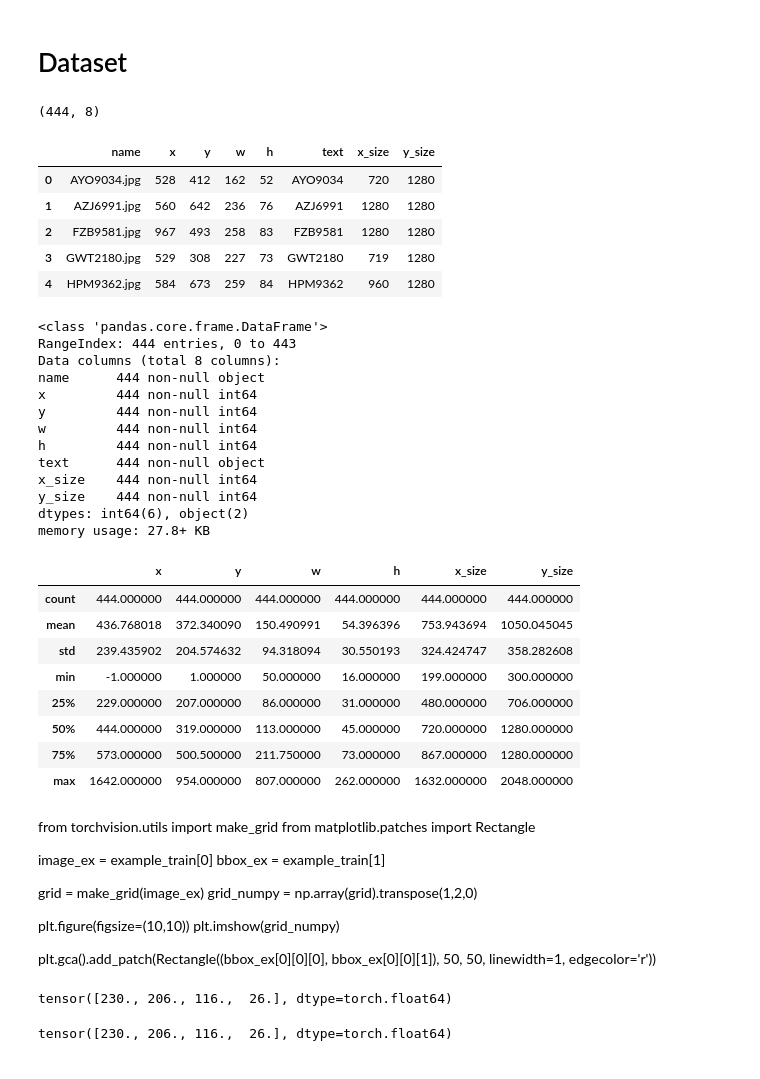
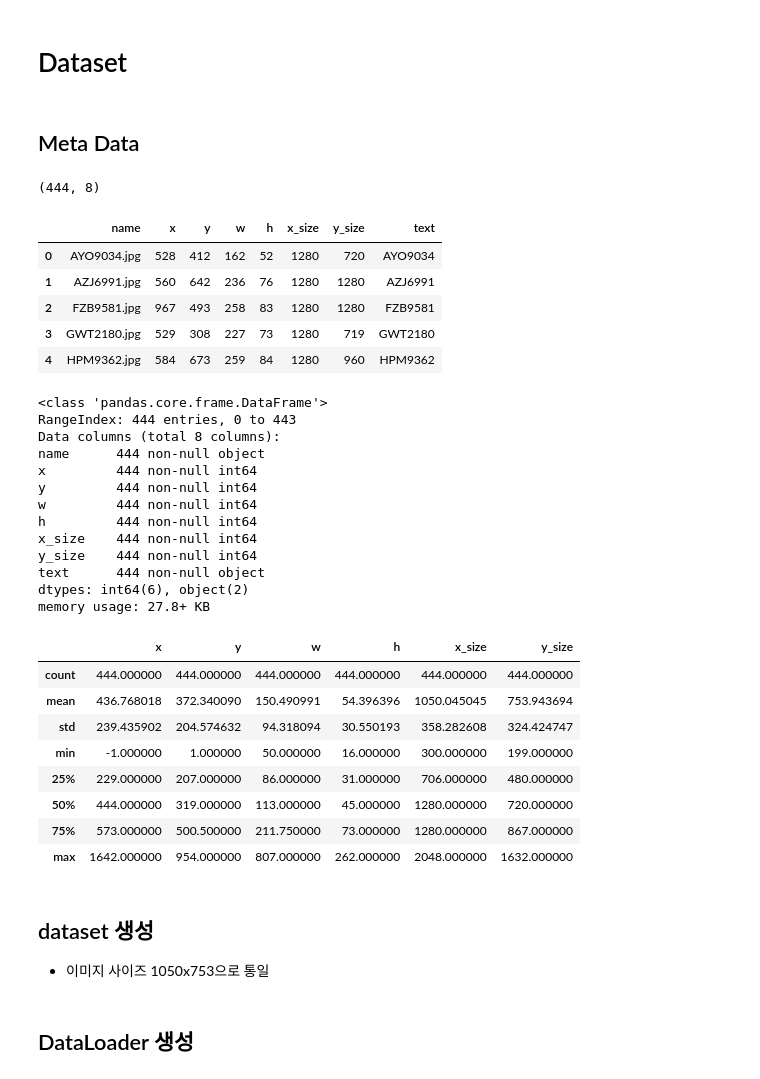
Before and after one commit to gjustin40/gjustin40-blog, a Jupyter notebook: Car_License_Recognition_DeepLearning.ipynb, the cells around one changed output. Drawn from its saved outputs; the diff is of its cells as text; code cells hidden in the pictures.

```diff
--- a/Car_License_Recognition_DeepLearning.ipynb
+++ b/Car_License_Recognition_DeepLearning.ipynb
@@ -64,17 +64,20 @@ import matplotlib.pyplot as plt
+# %% [markdown]
+## Meta Data
 # %%
 data_path = 'data\image\car_license_plate\plate1\detect_recog_image'
 
 bbox_frame = pd.read_csv(data_path+'/plate1.csv')
 print(bbox_frame.shape)
+bbox_frame = bbox_frame[['name', 'x', 'y', 'w', 'h', 'x_size', 'y_size', 'text']]
 bbox_frame.head()
 # %% [output]
 (444, 8)
-|  | name | x | y | w | h | text | x_size | y_size |
-| 0 | AYO9034.jpg | 528 | 412 | 162 | 52 | AYO9034 | 720 | 1280 |
-| 1 | AZJ6991.jpg | 560 | 642 | 236 | 76 | AZJ6991 | 1280 | 1280 |
-| 2 | FZB9581.jpg | 967 | 493 | 258 | 83 | FZB9581 | 1280 | 1280 |
-| 3 | GWT2180.jpg | 529 | 308 | 227 | 73 | GWT2180 | 719 | 1280 |
-| 4 | HPM9362.jpg | 584 | 673 | 259 | 84 | HPM9362 | 960 | 1280 |
+|  | name | x | y | w | h | x_size | y_size | text |
+| 0 | AYO9034.jpg | 528 | 412 | 162 | 52 | 1280 | 720 | AYO9034 |
+| 1 | AZJ6991.jpg | 560 | 642 | 236 | 76 | 1280 | 1280 | AZJ6991 |
+| 2 | FZB9581.jpg | 967 | 493 | 258 | 83 | 1280 | 1280 | FZB9581 |
+| 3 | GWT2180.jpg | 529 | 308 | 227 | 73 | 1280 | 719 | GWT2180 |
+| 4 | HPM9362.jpg | 584 | 673 | 259 | 84 | 1280 | 960 | HPM9362 |
 # %%
 bbox_frame.info()
 # %% [output]
@@ -86,9 +89,9 @@ x         444 non-null int64
 y         444 non-null int64
 w         444 non-null int64
 h         444 non-null int64
-text      444 non-null object
 x_size    444 non-null int64
 y_size    444 non-null int64
+text      444 non-null object
 dtypes: int64(6), object(2)
 memory usage: 27.8+ KB
 # %%
@@ -96,13 +99,16 @@ bbox_frame.describe()
 # %% [output]
 |  | x | y | w | h | x_size | y_size |
 | count | 444.000000 | 444.000000 | 444.000000 | 444.000000 | 444.000000 | 444.000000 |
-| mean | 436.768018 | 372.340090 | 150.490991 | 54.396396 | 753.943694 | 1050.045045 |
-| std | 239.435902 | 204.574632 | 94.318094 | 30.550193 | 324.424747 | 358.282608 |
-| min | -1.000000 | 1.000000 | 50.000000 | 16.000000 | 199.000000 | 300.000000 |
-| 25% | 229.000000 | 207.000000 | 86.000000 | 31.000000 | 480.000000 | 706.000000 |
-| 50% | 444.000000 | 319.000000 | 113.000000 | 45.000000 | 720.000000 | 1280.000000 |
-| 75% | 573.000000 | 500.500000 | 211.750000 | 73.000000 | 867.000000 | 1280.000000 |
-| max | 1642.000000 | 954.000000 | 807.000000 | 262.000000 | 1632.000000 | 2048.000000 |
+| mean | 436.768018 | 372.340090 | 150.490991 | 54.396396 | 1050.045045 | 753.943694 |
+| std | 239.435902 | 204.574632 | 94.318094 | 30.550193 | 358.282608 | 324.424747 |
+| min | -1.000000 | 1.000000 | 50.000000 | 16.000000 | 300.000000 | 199.000000 |
+| 25% | 229.000000 | 207.000000 | 86.000000 | 31.000000 | 706.000000 | 480.000000 |
+| 50% | 444.000000 | 319.000000 | 113.000000 | 45.000000 | 1280.000000 | 720.000000 |
+| 75% | 573.000000 | 500.500000 | 211.750000 | 73.000000 | 1280.000000 | 867.000000 |
+| max | 1642.000000 | 954.000000 | 807.000000 | 262.000000 | 2048.000000 | 1632.000000 |
+# %% [markdown]
+## dataset 생성
+- 이미지 사이즈 1050x753으로 통일
 # %%
 class MyDataset(Dataset):
     def __init__(self, data_path, bbox_frame, transform=None):
@@ -127,6 +141,8 @@ class MyDataset(Dataset):
 
     def __len__(self):
         return len(self.data_path)
+# %% [markdown]
+## DataLoader 생성
 # %%
 train_path = glob.glob(data_path + '/train/*.jpg')
 test_path = glob.glob(data_path + '/test/*.jpg')
@@ -149,25 +167,3 @@ testloader = torch.utils.data.DataLoader(testset, batch_size=2, shuffle=False)
 
 example_train = next(iter(trainloader))
 example_test = next(iter(testloader))
-# %% [markdown]
-from torchvision.utils import make_grid
-from matplotlib.patches import Rectangle
-
-image_ex = example_train[0]
-bbox_ex = example_train[1]
-
-grid = make_grid(image_ex)
-grid_numpy = np.array(grid).transpose(1,2,0)
-
-plt.figure(figsize=(10,10))
-plt.imshow(grid_numpy)
-
-plt.gca().add_patch(Rectangle((bbox_ex[0][0][0], bbox_ex[0][0][1]), 50, 50, linewidth=1, edgecolor='r'))
-# %%
-bbox_ex[0][0]
-# %% [output]
-tensor([230., 206., 116.,  26.], dtype=torch.float64)
-# %%
-bbox_ex[0][0]
-# %% [output]
-tensor([230., 206., 116.,  26.], dtype=torch.float64)
```
Also changed, not shown: parts of 24 cells of this notebook.
